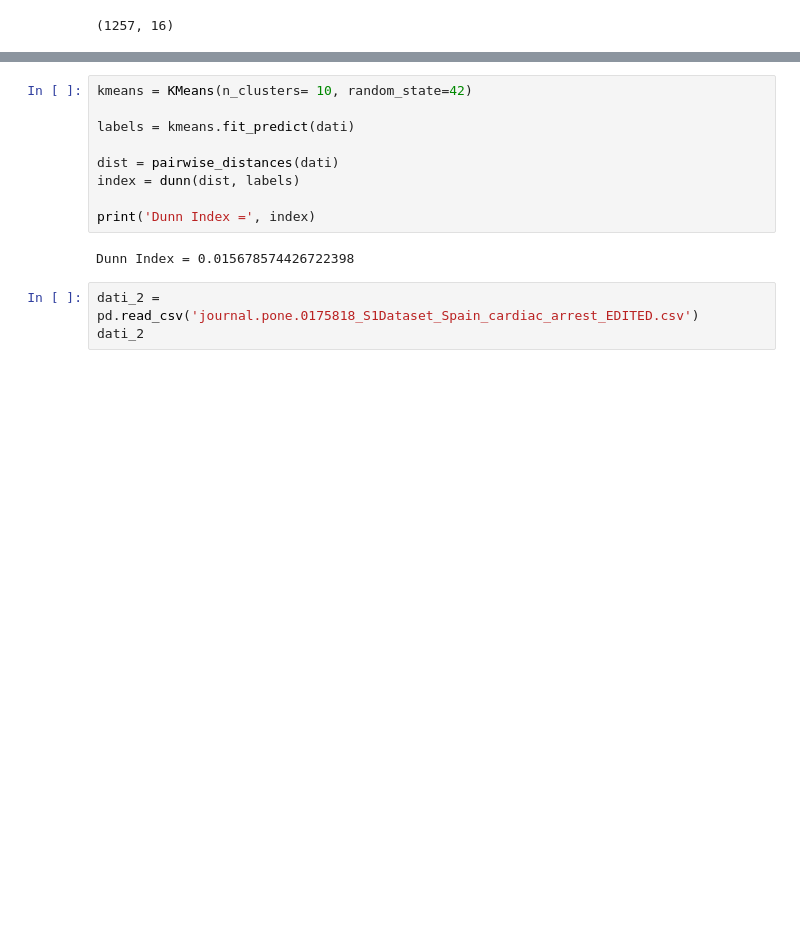
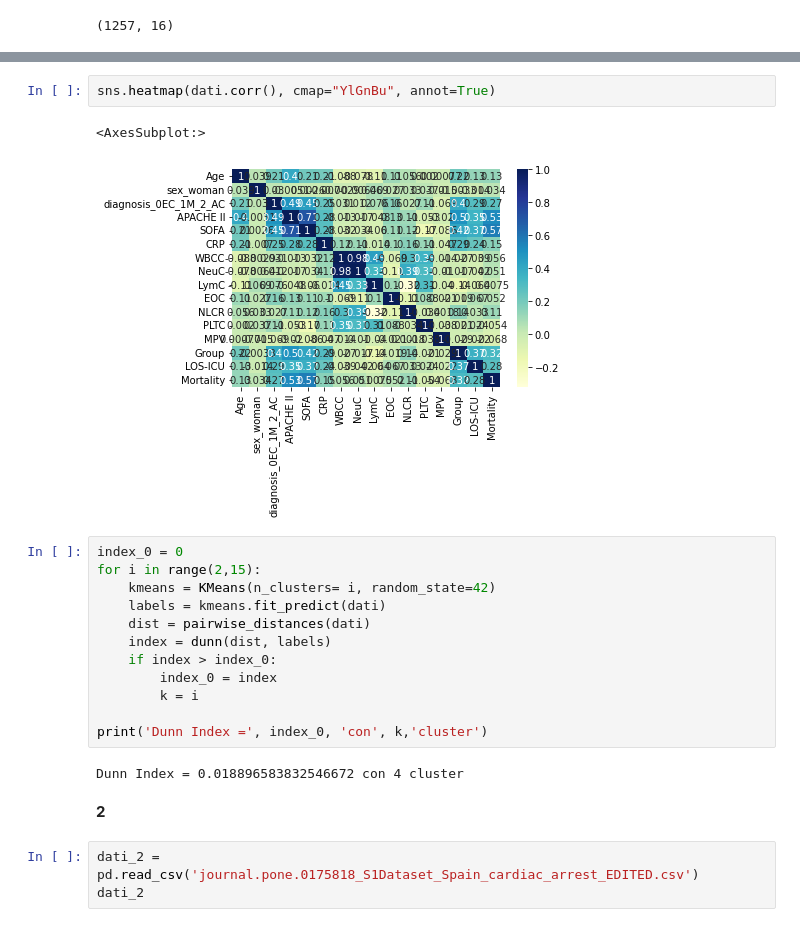
Before and after one commit to G1oLo/Dunn-Index, a Jupyter notebook: Dunn Index.ipynb, the cells around one changed output, grey strips where cells are left out. Cells and saved outputs as stored; diff of their text form; blank space fills up the shorter version.

```diff
--- a/Dunn Index.ipynb
+++ b/Dunn Index.ipynb
@@ -658,14 +657,24 @@ dati.shape
+# %%
+sns.heatmap(dati.corr(), cmap="YlGnBu", annot=True)
+# %% [output]
+<AxesSubplot:>
+[figure, added]
 # %%
-kmeans = KMeans(n_clusters= 10, random_state=42)
+index_0 = 0
+for i in range(2,15):
+    kmeans = KMeans(n_clusters= i, random_state=42)
+    labels = kmeans.fit_predict(dati)
+    dist = pairwise_distances(dati)
+    index = dunn(dist, labels)
+    if index > index_0:
+        index_0 = index
+        k = i
 
-labels = kmeans.fit_predict(dati)
-
-dist = pairwise_distances(dati)
-index = dunn(dist, labels)
-
-print('Dunn Index =', index)
+print('Dunn Index =', index_0, 'con', k,'cluster')
 # %% [output]
-Dunn Index = 0.015678574426722398
+Dunn Index = 0.018896583832546672 con 4 cluster
+# %% [markdown]
+**2**
 # %%
 dati_2 = pd.read_csv('journal.pone.0175818_S1Dataset_Spain_cardiac_arrest_EDITED.csv')
 dati_2
```
Also changed, not shown: parts of 20 cells of this notebook.
